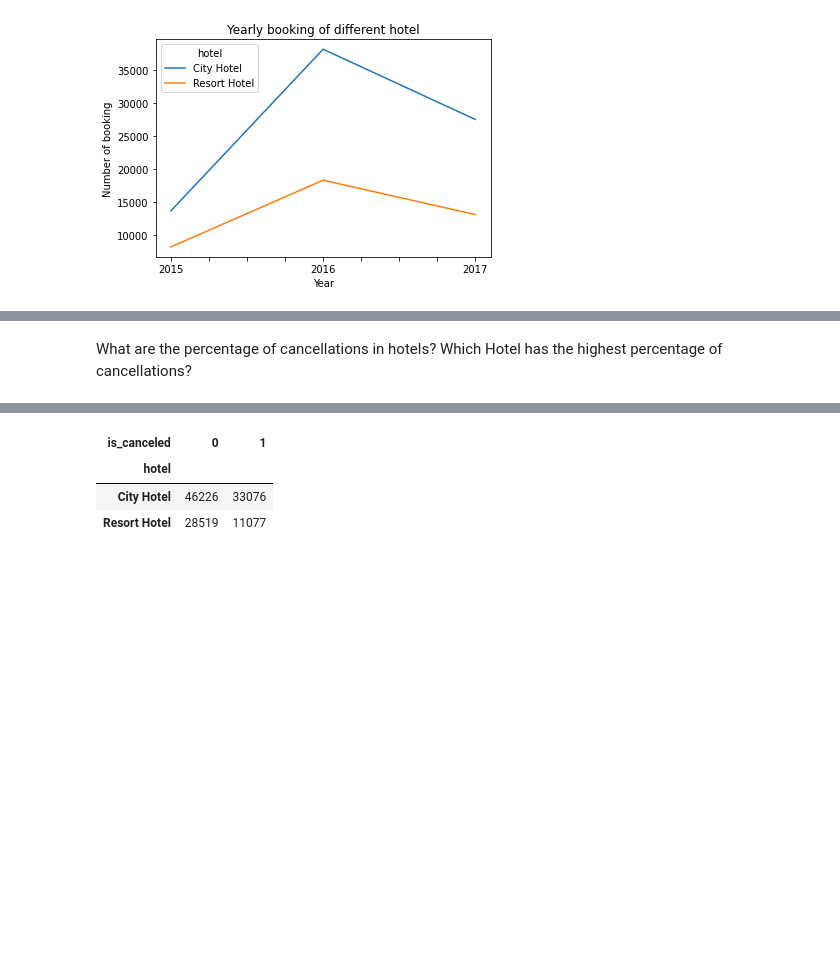
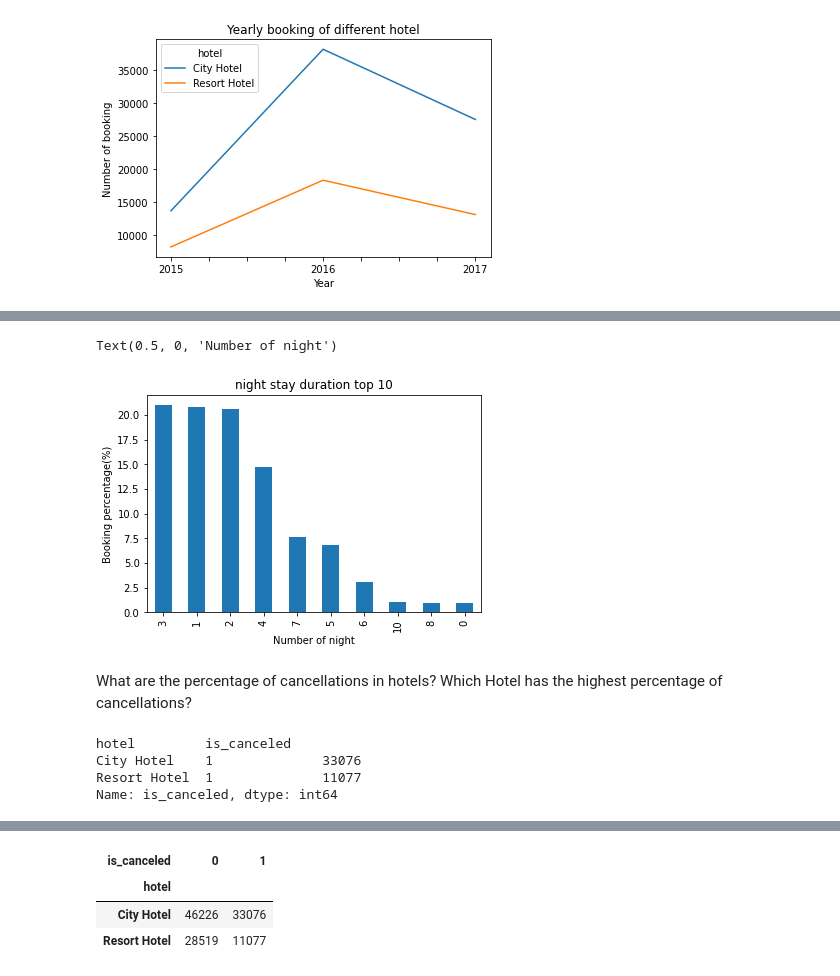
Before and after one commit to sajidsami/hotel-booking-analysis, a Jupyter notebook: Copy_of_Hotel_Booking_Analysis_Capstone_Project.ipynb, the cells around one changed output, grey strips where cells are left out. Drawn from its saved outputs; the diff is of its cells as text; code cells hidden in the pictures; blank space fills up the shorter version.

```diff
--- a/Copy_of_Hotel_Booking_Analysis_Capstone_Project.ipynb
+++ b/Copy_of_Hotel_Booking_Analysis_Capstone_Project.ipynb
@@ -386,0 +322,4 @@ memory usage: 35.8+ MB
+# %%
+#How Long People Stay in the hotel?
+df_not_cancel = df[df['is_canceled']=='0']
+df_not_cancel.head(10)
@@ -386,0 +338,3 @@ memory usage: 35.8+ MB
+# %%
+df_night = df_not_cancel.total_nights.value_counts(normalize = 'True').head(10)*100
+df_night
@@ -387,3 +353,22 @@ memory usage: 35.8+ MB
+# %%
+df_night.plot(kind='bar')
+plt.title('night stay duration top 10')
+plt.ylabel('Booking percentage(%)')
+plt.xlabel('Number of night')
+# %% [output]
+Text(0.5, 0, 'Number of night')
+[figure, added]
 # %% [markdown]
 What are the percentage of cancellations in hotels? Which Hotel has the highest
 percentage of cancellations?
+# %%
+#hotel is canceled the booking
+ # 0 = is_not cancel and 1 = is_cancelled
+cancel = df[df['is_canceled']=='1']
+cancel_booking=cancel.groupby(['hotel','is_canceled'])['is_canceled'].count()
+cancel_booking
+# %% [output]
+hotel         is_canceled
+City Hotel    1              33076
+Resort Hotel  1              11077
+Name: is_canceled, dtype: int64
```
Also changed, not shown: parts of 27 cells of this notebook.
